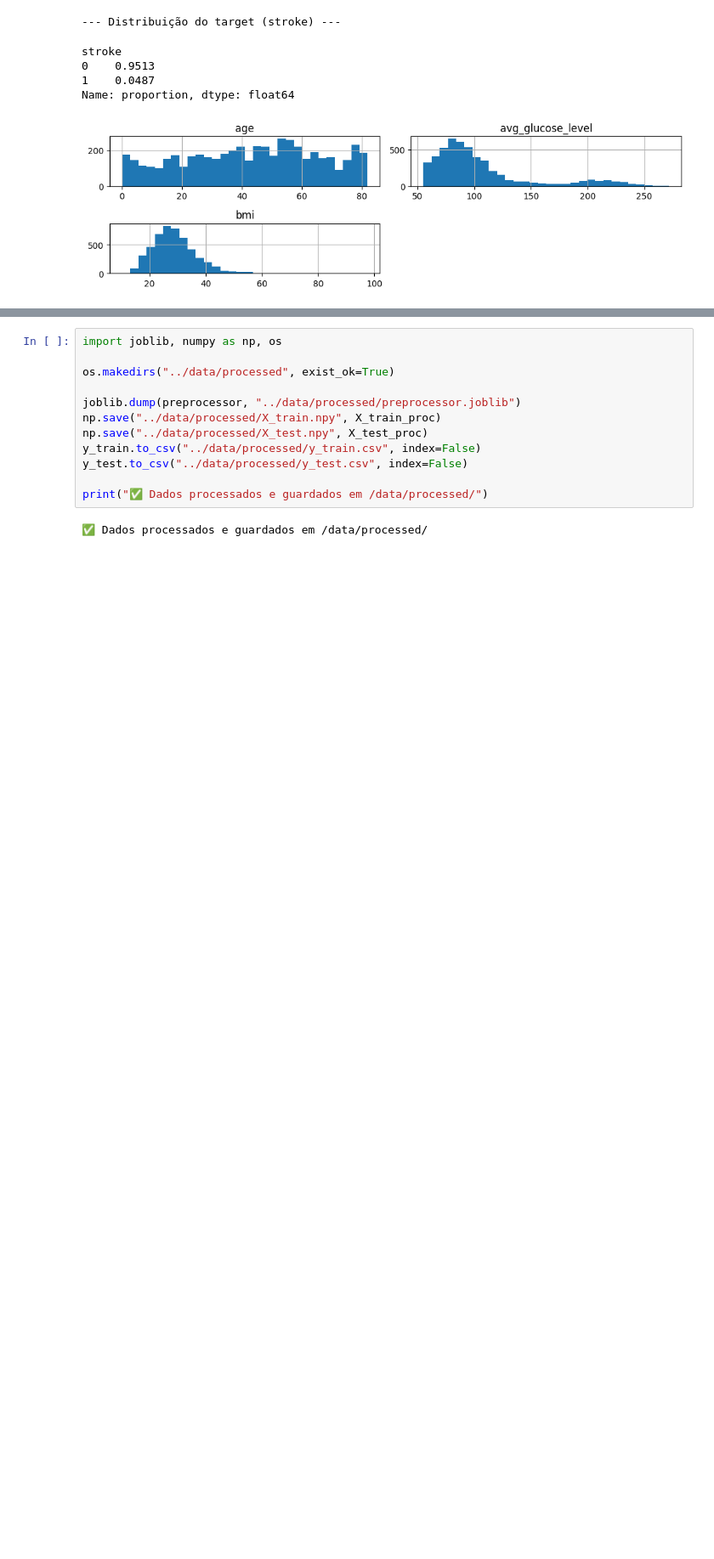
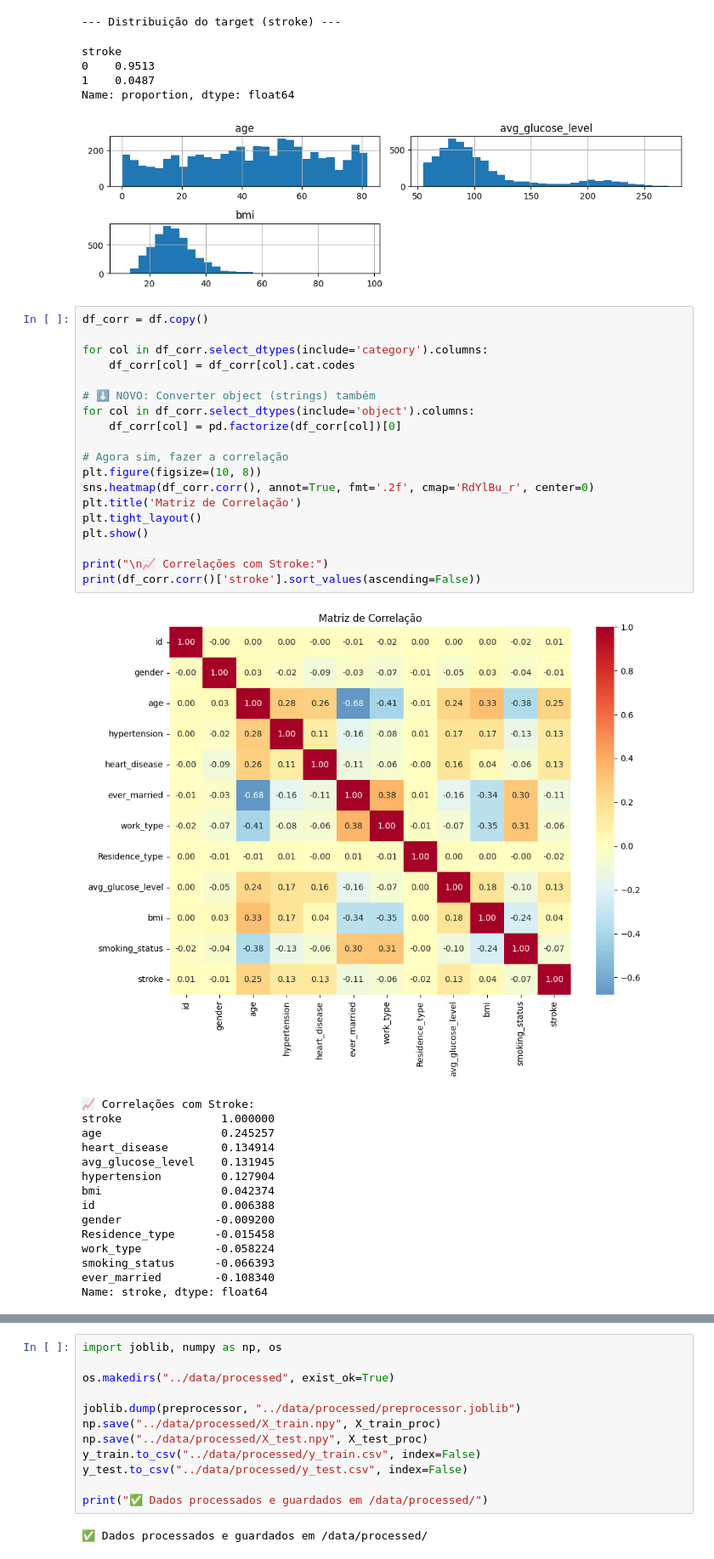
Before and after one commit to FranciscoNunessss/ML1, a Jupyter notebook: notebook/M1_preprocessing.ipynb, the cells around one changed output, grey strips where cells are left out. Shown at 85% size. Cells and saved outputs as stored; diff of their text form; blank space fills up the shorter version.

```diff
--- a/notebook/M1_preprocessing.ipynb
+++ b/notebook/M1_preprocessing.ipynb
@@ -161,3 +199,38 @@ stroke
 1    0.0487
 Name: proportion, dtype: float64
 [figure]
+# %%
+df_corr = df.copy()
+
+for col in df_corr.select_dtypes(include='category').columns:
+    df_corr[col] = df_corr[col].cat.codes
+
+# ⬇️ NOVO: Converter object (strings) também
+for col in df_corr.select_dtypes(include='object').columns:
+    df_corr[col] = pd.factorize(df_corr[col])[0]
+
+# Agora sim, fazer a correlação
+plt.figure(figsize=(10, 8))
+sns.heatmap(df_corr.corr(), annot=True, fmt='.2f', cmap='RdYlBu_r', center=0)
+plt.title('Matriz de Correlação')
+plt.tight_layout()
+plt.show()
+
+print("\n📈 Correlações com Stroke:")
+print(df_corr.corr()['stroke'].sort_values(ascending=False))
+# %% [output]
+[figure, added]
+📈 Correlações com Stroke:
+stroke               1.000000
+age                  0.245257
+heart_disease        0.134914
+avg_glucose_level    0.131945
+hypertension         0.127904
+bmi                  0.042374
+id                   0.006388
+gender              -0.009200
+Residence_type      -0.015458
+work_type           -0.058224
+smoking_status      -0.066393
+ever_married        -0.108340
+Name: stroke, dtype: float64
```
Also changed, not shown: parts of 9 cells of this notebook.
